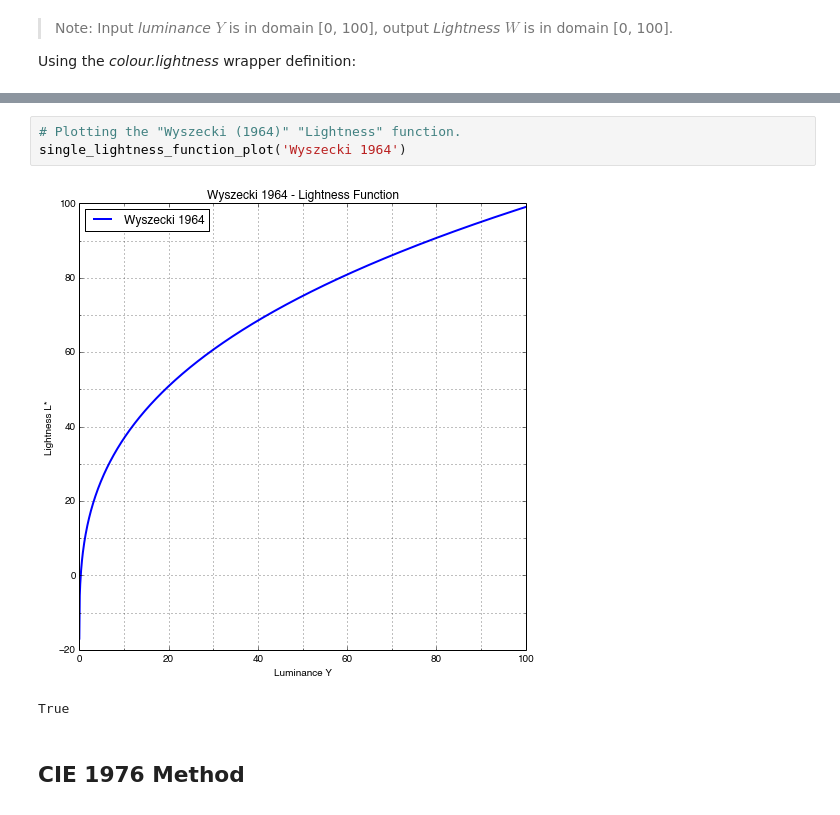
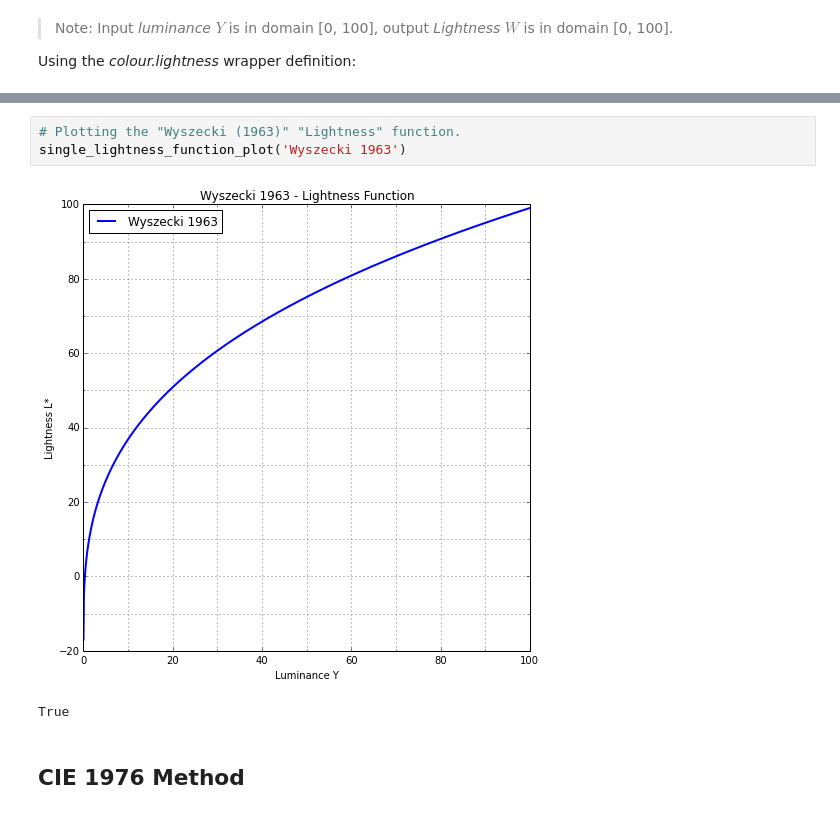
Before and after one commit to colour-science/colour-notebooks, a Jupyter notebook: notebooks/colorimetry/lightness.ipynb, the cells around one changed output, grey strips where cells are left out. Cells and saved outputs as stored; diff of their text form.

```diff
--- a/notebooks/colorimetry/lightness.ipynb
+++ b/notebooks/colorimetry/lightness.ipynb
@@ -73,10 +73,10 @@ colour.lightness(10.08, method='Wyszecki 1964')
 # %% [output]
 37.004114912764535
 # %%
-# Plotting the "Wyszecki (1964)" "Lightness" function.
-single_lightness_function_plot('Wyszecki 1964')
+# Plotting the "Wyszecki (1963)" "Lightness" function.
+single_lightness_function_plot('Wyszecki 1963')
 # %% [output]
-[figure, old version]
+[figure, new version]
 True
 # %% [markdown]
 ## CIE 1976 Method
```
Also changed, not shown: parts of 11 cells of this notebook, 10 other files.
